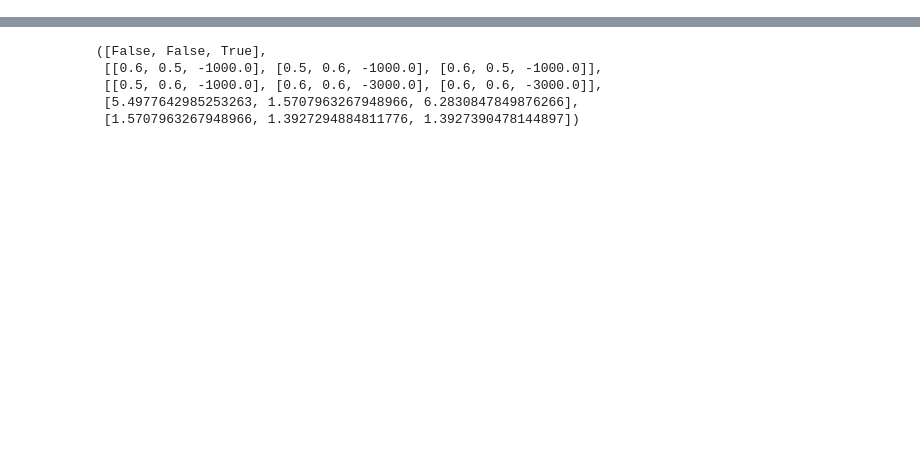
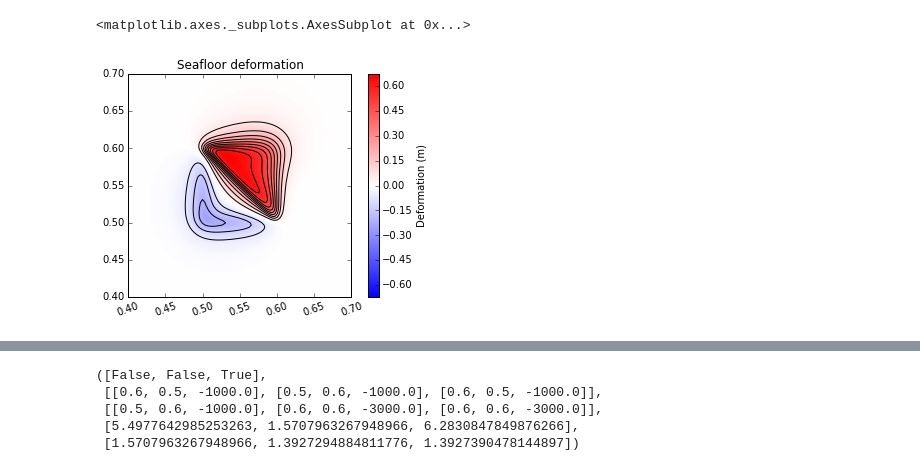
Before and after one commit to rjleveque/dtopotools_triangular_test, a Jupyter notebook: Triangular_faults_test.ipynb, the cells around one changed output, grey strips where cells are left out. Drawn from its saved outputs; the diff is of its cells as text; code cells hidden in the pictures; blank space fills up the shorter version.

Commit message:
some more tests for triangular faults

```diff
--- a/Triangular_faults_test.ipynb
+++ b/Triangular_faults_test.ipynb
@@ -17,5 +18,5 @@ subfault0.rake = 180.
 subfault1 = dtopotools.SubFault()
 subfault1.slip = 1.
 subfault1.coordinate_specification = 'triangular'
-subfault1._corners = [[.5,0.,-1e3],[0.,.5,-1e3],[.5,.5,0.]]
+subfault1._corners = [[.5,.6,-2e3],[.6,.5,-2e3],[.5,.5,-2e3]]
 subfault1.calculate_geometry_triangles()
@@ -25,0 +45,15 @@ subfault0.dip
+# %%
+fault = dtopotools.Fault()
+subfault0.rake=45.
+subfault1.rake=45.
+
+x = np.linspace(.4,.7,100)
+y = np.linspace(.4,.7,100)
+fault.subfaults = []
+fault.subfaults.append(subfault0)
+fault.subfaults.append(subfault1)
+dtopo = fault.create_dtopography(x,y,times =[0.])
+dtopo.plot_dZ_colors(0.)
+# %% [output]
+<matplotlib.axes._subplots.AxesSubplot at 0x...>
+[figure, added]
```
Also changed, not shown: parts of 13 cells of this notebook.
